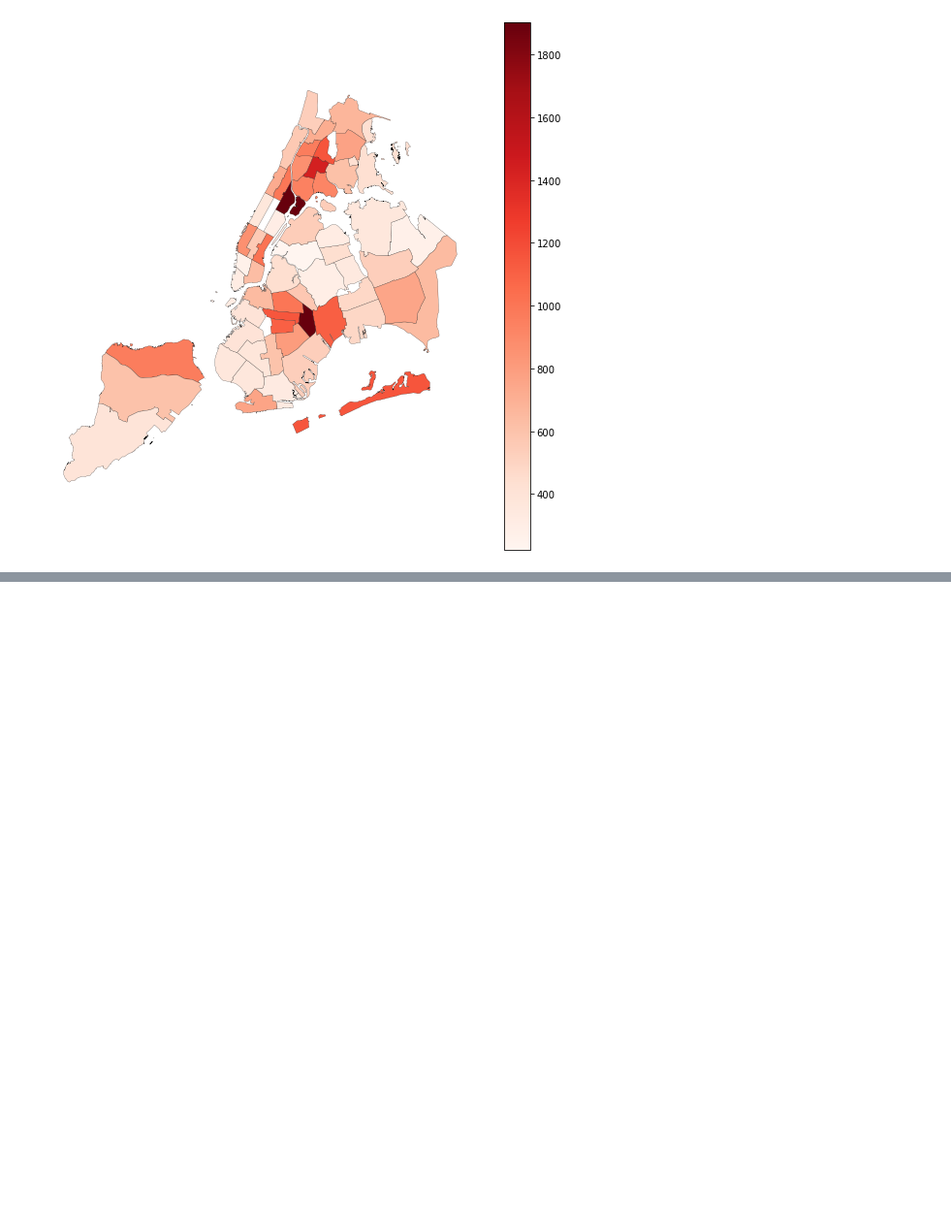
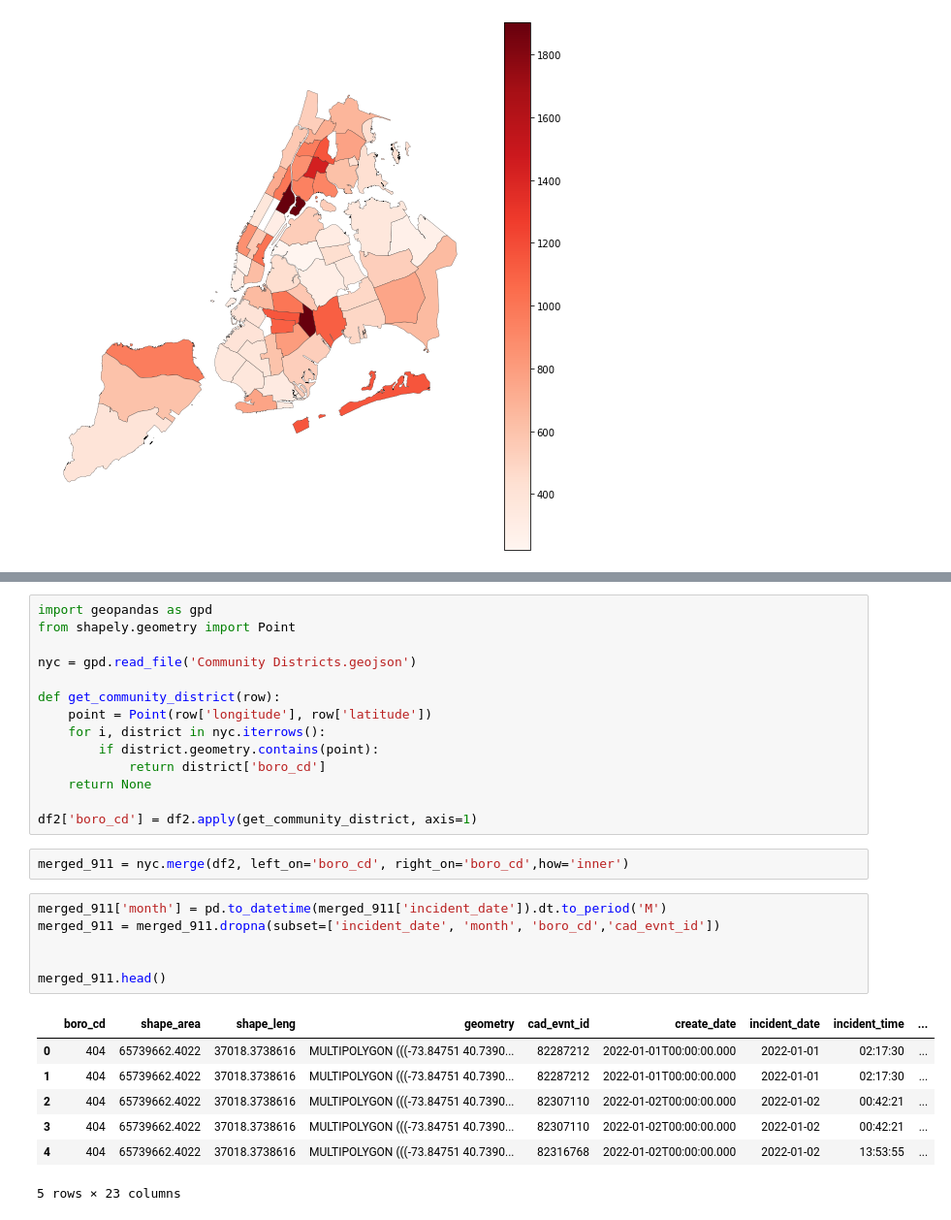
Before and after one commit to ajay1808/CUSP-London-Data-Dive, a Jupyter notebook: Psychiatric Hospitalizations- NYC.ipynb, the cells around one changed output, grey strips where cells are left out. Shown at 97% size. Saved outputs shown, nothing was run; the diff lists cells and outputs as text; blank space fills up the shorter version.

```diff
--- a/Psychiatric Hospitalizations- NYC.ipynb
+++ b/Psychiatric Hospitalizations- NYC.ipynb
@@ -74,0 +102,30 @@ plt.show()
+# %%
+import geopandas as gpd
+from shapely.geometry import Point
+
+nyc = gpd.read_file('Community Districts.geojson')
+
+def get_community_district(row):
+    point = Point(row['longitude'], row['latitude'])
+    for i, district in nyc.iterrows():
+        if district.geometry.contains(point):
+            return district['boro_cd']
+    return None
+
+df2['boro_cd'] = df2.apply(get_community_district, axis=1)
+# %%
+merged_911 = nyc.merge(df2, left_on='boro_cd', right_on='boro_cd',how='inner')
+# %%
+merged_911['month'] = pd.to_datetime(merged_911['incident_date']).dt.to_period('M')
+merged_911 = merged_911.dropna(subset=['incident_date', 'month', 'boro_cd','cad_evnt_id'])
+
+
+merged_911.head()
+# %% [output]
+|  | boro_cd | shape_area | shape_leng | geometry | cad_evnt_id | create_date | incident_date | incident_time | ... |
+| 0 | 404 | 65739662.4022 | 37018.3738616 | MULTIPOLYGON (((-73.84751 40.7390... | 82287212 | 2022-01-01T00:00:00.000 | 2022-01-01 | 02:17:30 | ... |
+| 1 | 404 | 65739662.4022 | 37018.3738616 | MULTIPOLYGON (((-73.84751 40.7390... | 82287212 | 2022-01-01T00:00:00.000 | 2022-01-01 | 02:17:30 | ... |
+| 2 | 404 | 65739662.4022 | 37018.3738616 | MULTIPOLYGON (((-73.84751 40.7390... | 82307110 | 2022-01-02T00:00:00.000 | 2022-01-02 | 00:42:21 | ... |
+| 3 | 404 | 65739662.4022 | 37018.3738616 | MULTIPOLYGON (((-73.84751 40.7390... | 82307110 | 2022-01-02T00:00:00.000 | 2022-01-02 | 00:42:21 | ... |
+| 4 | 404 | 65739662.4022 | 37018.3738616 | MULTIPOLYGON (((-73.84751 40.7390... | 82316768 | 2022-01-02T00:00:00.000 | 2022-01-02 | 13:53:55 | ... |
+5 rows × 23 columns
```
Also changed, not shown: parts of 13 cells of this notebook.
